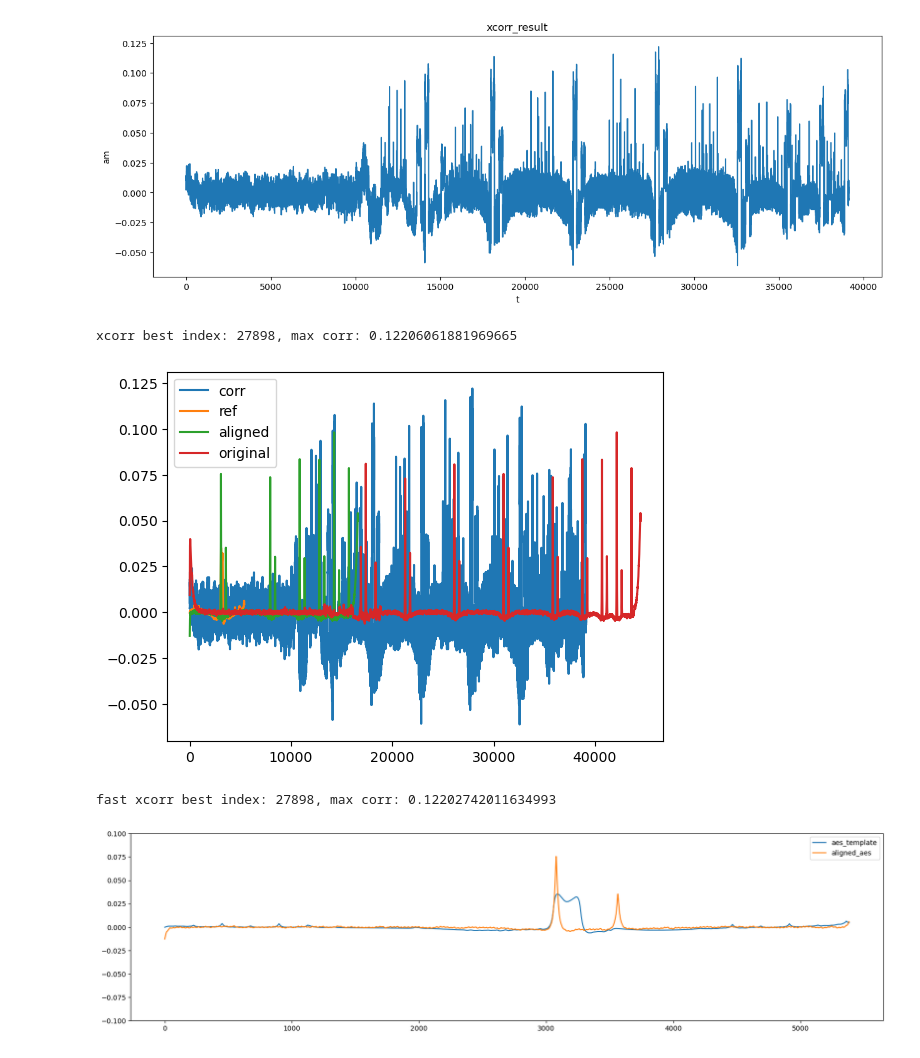
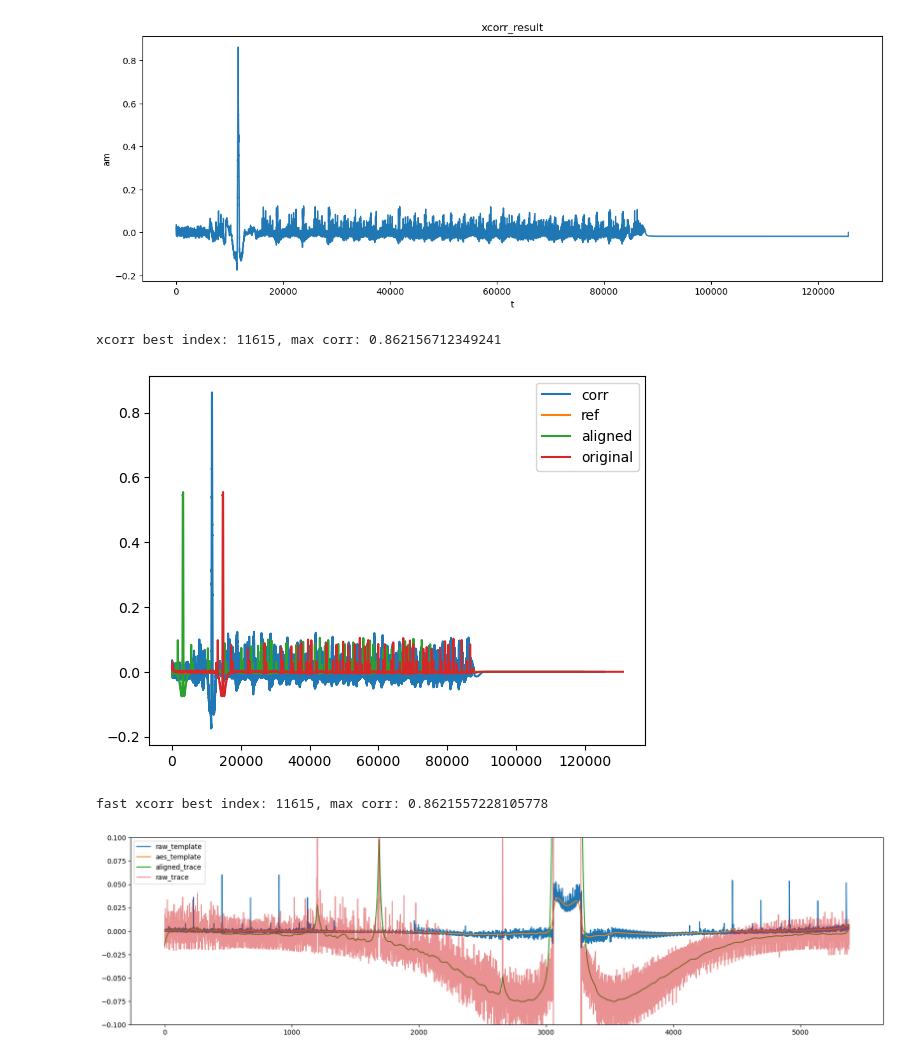
Before and after one commit to KickaStone/em-op-extract, a Jupyter notebook: matching_details.ipynb, the cells around one changed output. Cells and saved outputs as stored; diff of their text form; code cells hidden in the pictures.

```diff
--- a/matching_details.ipynb
+++ b/matching_details.ipynb
@@ -81,26 +81,30 @@ filtered_temp = filter_trace(aes_template, 'abs')
 14 aes_tiny
 15 sha1
 # %%
-filtered_trace = filter_trace(traces[1], 'abs')
+target_trace = traces[0]
+filtered_trace = filter_trace(target_trace, 'abs')
 corr_res = xcorr(filtered_temp, filtered_trace)
 plot_trace(corr_res, 'xcorr_result')
 print('xcorr best index: {}, max corr: {}'.format(np.argmax(corr_res), np.max(corr_res)))
 # %% [output]
-[figure, old version]
+[figure, new version]
-xcorr best index: 27898, max corr: 0.12206061881969665
+xcorr best index: 11615, max corr: 0.862156712349241
 # %%
 # using fast_xcorr
 start, corr = fast_xcorr(filtered_trace, filtered_temp, prefilter=False, normalized=True, return_corr_trace=False, return_corr=True, debug=True)
 print('fast xcorr best index: {}, max corr: {}'.format(start, corr))
 # %% [output]
-[figure, old version]
+[figure, new version]
-fast xcorr best index: 27898, max corr: 0.12202742011634993
+fast xcorr best index: 11615, max corr: 0.8621557228105778
 # %%
 plt.figure(figsize=(20, 5))
+plt.plot(filtered_temp, label='raw_template')
 plt.plot(butter_filter(filtered_temp, 1, 0.02, 'low', None), label='aes_template')
-plt.plot(butter_filter(filtered_trace[start:start+len(filtered_temp)], 1, 0.02, 'low', None), label='aligned_aes')
+plt.plot(butter_filter(filtered_trace[start:start+len(filtered_temp)], 1, 0.02, 'low', None), label='aligned_trace')
+plt.plot(filtered_trace[start:start+len(filtered_temp)], label='raw_trace', alpha = 0.5)
+# plt.plot(target_trace[start:start+len(filtered_temp)], label='unfiltered_trace')
 plt.legend()
 plt.setp(plt.gca().set_ylim([-0.1, 0.1]))
 plt.show()
 # %% [output]
-[figure, old version]
+[figure, new version]
```
Also changed, not shown: 3 other files.
